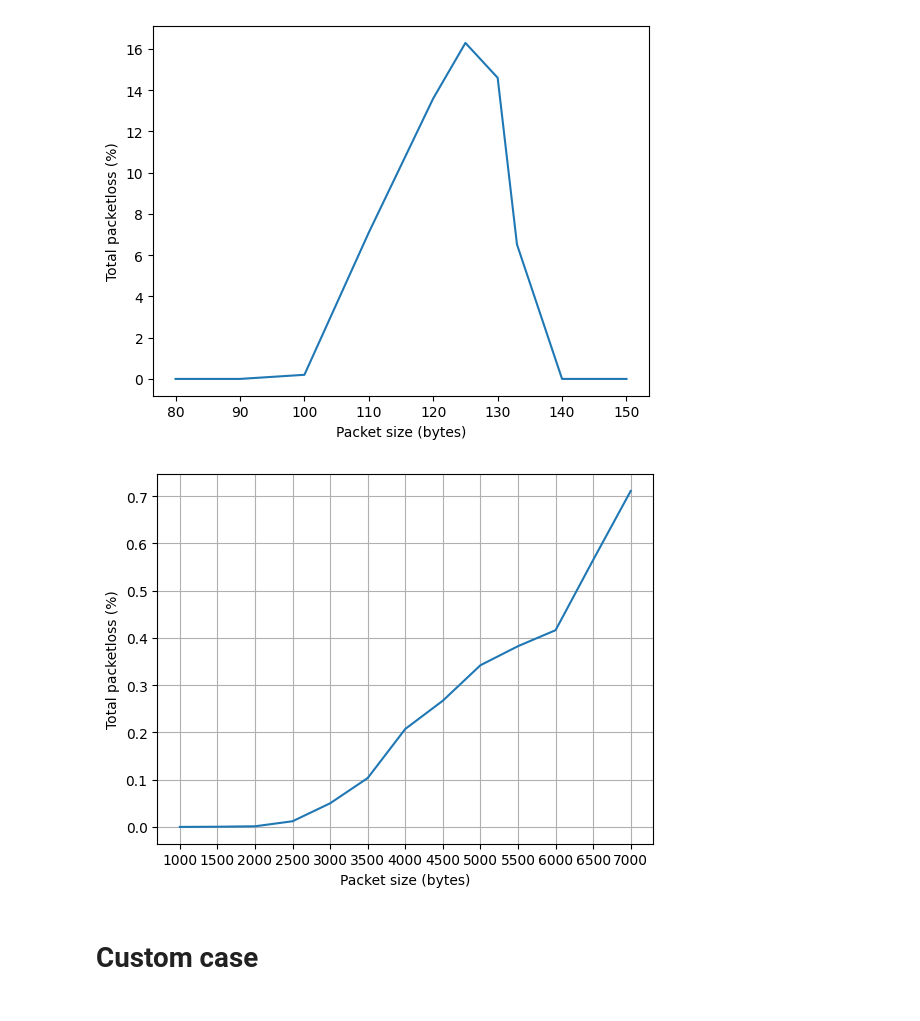
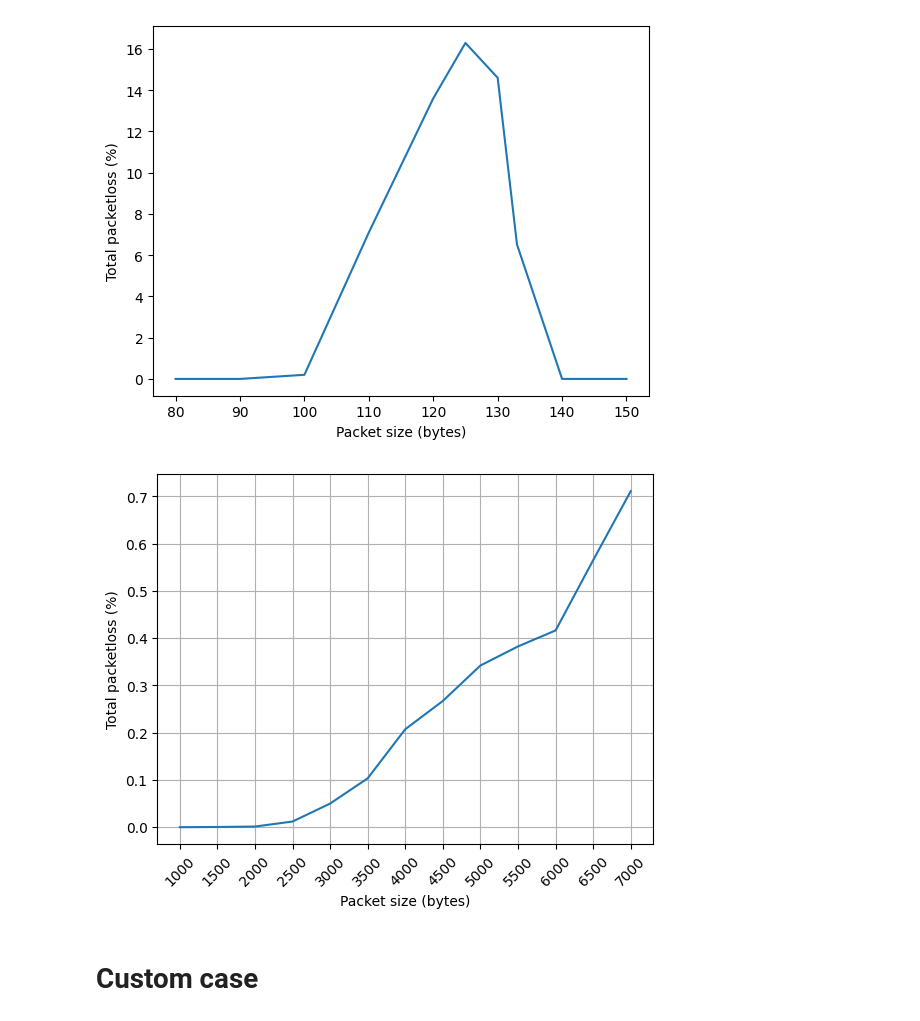
Before and after one commit to Krynegal/SDN_modeling_system, a Jupyter notebook: parser/datParser.ipynb, the cells around one changed output. Saved outputs shown, nothing was run; the diff lists cells and outputs as text; code cells hidden in the pictures.

Commit message:
change graphs view

```diff
--- a/parser/datParser.ipynb
+++ b/parser/datParser.ipynb
@@ -458,10 +466,12 @@ plt.show()
 # %%
+plt.rc('font', size= 15)
 _, ax = plt.subplots(figsize=(24, 12), ncols=1)
 ax.plot(pl_df['time'], pl_df.iloc[:col_len, 1:nodes_num+1])
 
+fontsize = 15
 ax.legend(pl_df.iloc[:col_len, 1:nodes_num+1])
-ax.set_xlabel('time (s)')
-ax.set_ylabel('loss packets')
+ax.set_xlabel('time (s)', fontsize=fontsize)
+ax.set_ylabel('dropped packets', fontsize=fontsize)
 
 plt.show()
 # %% [output]
@@ -488,15 +498,17 @@ df = pd.DataFrame({
 [121, 13, 8, 10, 27, 12, 15, 39, 37, 5, 37, 12]
 # %%
 import matplotlib.ticker as ticker
+plt.rc('font', size= 15)
 _, ax = plt.subplots(figsize=(24, 12), ncols=1)
 # ax.scatter(df['time'], plhist)
 ax.plot(df['time'], plhist)
 
-ax.set_xlabel('time (s)')
+fontsize = 15
+ax.set_xlabel('time (s)', fontsize=fontsize)
 ax.grid()
-ax.set_ylabel('number of losses')
+ax.set_ylabel('number of losses', fontsize=fontsize)
 
-ax.xaxis.set_major_locator(ticker.MultipleLocator(1))
+ax.xaxis.set_major_locator(ticker.MultipleLocator(5))
 
 plt.show()
 # %% [output]
@@ -523,15 +535,17 @@ df = pd.DataFrame({
 [2171.0, 211.0, 17.0, 24.0, 5313.0, 28.0, 288.0, 480.0, 3312.0, 15.0, 2047.0, 17.0]; total: 13923.0
 # %%
 import matplotlib.ticker as ticker
+plt.rc('font', size= 15)
 _, ax = plt.subplots(figsize=(24, 12), ncols=1)
 # ax.scatter(df['time'], plhist)
 ax.plot(df['time'], plhist)
 
-ax.set_xlabel('time (s)')
+fontsize = 15
+ax.set_xlabel('time (s)', fontsize=fontsize)
 ax.grid()
-ax.set_ylabel('number of dropped packets')
+ax.set_ylabel('number of dropped packets', fontsize=fontsize)
 
-ax.xaxis.set_major_locator(ticker.MultipleLocator(1))
+ax.xaxis.set_major_locator(ticker.MultipleLocator(5))
 
 plt.show()
 # %% [output]
@@ -575,19 +589,28 @@ plt.show()
 # %%
 y = [0.0,0.00042,0.00134,0.01199,0.05,0.10344,0.20733,0.26713,0.34215,0.38253,0.41633,0.56498,0.71105]
 x = [1000,1500,2000,2500,3000,3500,4000,4500,5000,5500,6000,6500,7000]
 
-_, ax = plt.subplots( ncols=1)
-ax.plot(x, y)
+_, ax1 = plt.subplots(ncols=1)
+ax1.plot(x, y)
 
-ax.set_xlabel('Packet size (bytes)')
-ax.grid()
-ax.set_ylabel('Total packetloss (%)')
+ax1.set_xlabel('Packet size (bytes)', fontsize=10)
+ax1.grid()
+ax1.set_ylabel('Total packetloss (%)',fontsize=10)
 
-ax.xaxis.set_major_locator(ticker.MultipleLocator(500))
+ax1.xaxis.set_major_locator(ticker.MultipleLocator(500))
+xlabels = ax1.xaxis.get_ticklabels()
+ylabels = ax1.yaxis.get_ticklabels()
+
+for line in ylabels:
+    line.set_fontsize(10)
+
+for label in xlabels:
+    label.set_rotation(45)
+    label.set_fontsize(10)
 
 plt.show()
 # %% [output]
-[figure, old version]
+[figure, new version]
 # %% [markdown]
 # Custom case
 # %%
```
Also changed, not shown: parts of 9 cells of this notebook.
